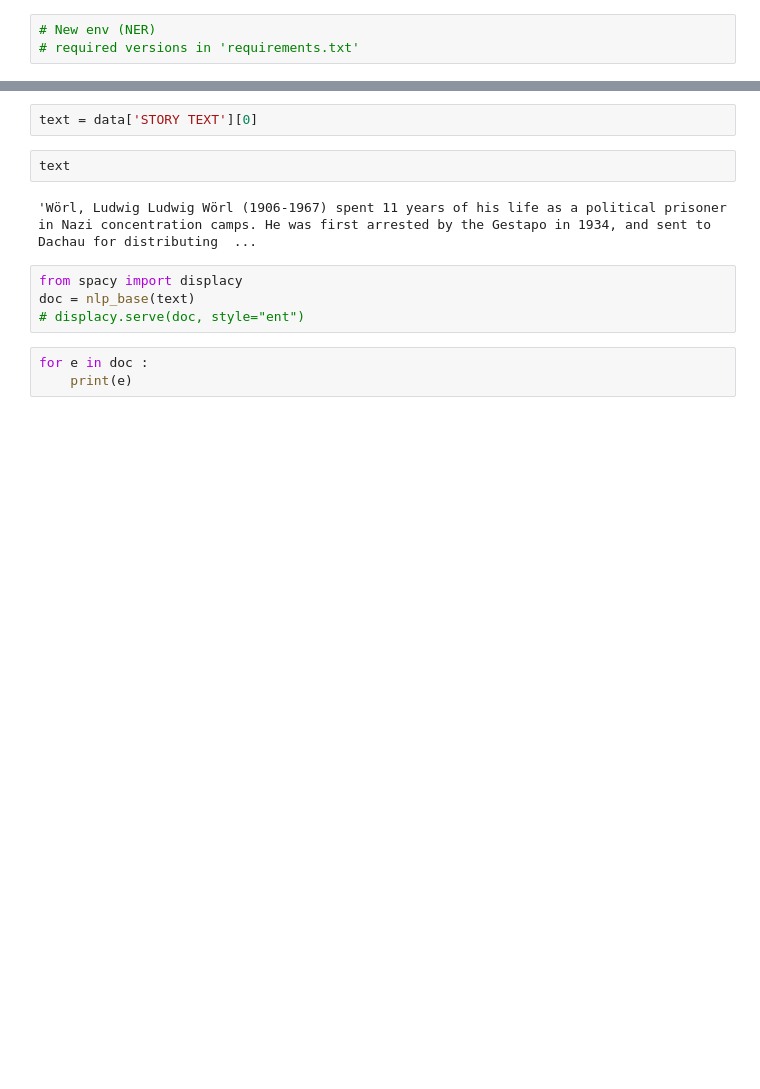
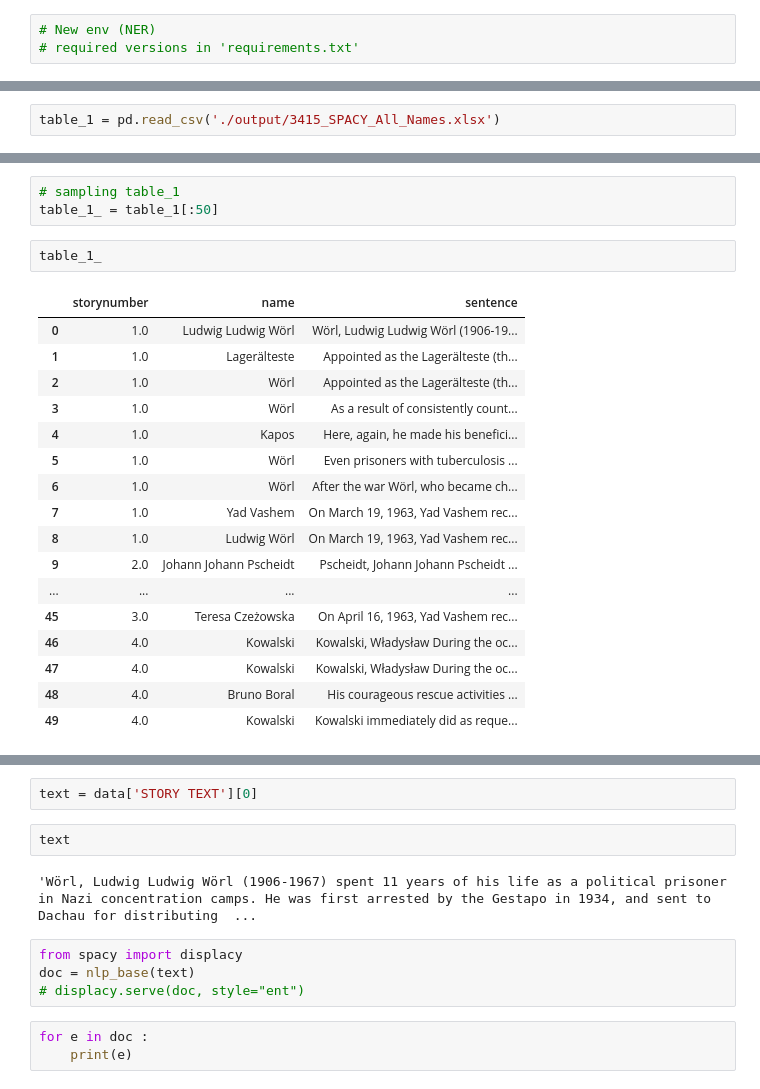
Before and after one commit to katieminjoo/Coref-NER, a Jupyter notebook: project_1.ipynb, the cells around one changed output, grey strips where cells are left out. Drawn from its saved outputs; the diff is of its cells as text; blank space fills up the shorter version.

```diff
--- a/project_1.ipynb
+++ b/project_1.ipynb
@@ -121,0 +234,2 @@ NameError: name 'spacy' is not defined
+# %%
+table_1 = pd.read_csv('./output/3415_SPACY_All_Names.xlsx')
@@ -121,0 +290,23 @@ NameError: name 'spacy' is not defined
+# %%
+# sampling table_1
+table_1_ = table_1[:50]
+# %%
+table_1_
+# %% [output]
+|  | storynumber | name | sentence |
+| 0 | 1.0 | Ludwig Ludwig Wörl | Wörl, Ludwig Ludwig Wörl (1906-19... |
+| 1 | 1.0 | Lagerälteste | Appointed as the Lagerälteste (th... |
+| 2 | 1.0 | Wörl | Appointed as the Lagerälteste (th... |
+| 3 | 1.0 | Wörl | As a result of consistently count... |
+| 4 | 1.0 | Kapos | Here, again, he made his benefici... |
+| 5 | 1.0 | Wörl | Even prisoners with tuberculosis ... |
+| 6 | 1.0 | Wörl | After the war Wörl, who became ch... |
+| 7 | 1.0 | Yad Vashem | On March 19, 1963, Yad Vashem rec... |
+| 8 | 1.0 | Ludwig Wörl | On March 19, 1963, Yad Vashem rec... |
+| 9 | 2.0 | Johann Johann Pscheidt | Pscheidt, Johann Johann Pscheidt ... |
+| ... | ... | ... | ... |
+| 45 | 3.0 | Teresa Czeżowska | On April 16, 1963, Yad Vashem rec... |
+| 46 | 4.0 | Kowalski | Kowalski, Władysław During the oc... |
+| 47 | 4.0 | Kowalski | Kowalski, Władysław During the oc... |
+| 48 | 4.0 | Bruno Boral | His courageous rescue activities ... |
+| 49 | 4.0 | Kowalski | Kowalski immediately did as reque... |
```
Also changed, not shown: parts of 53 cells of this notebook, 1 other file.
